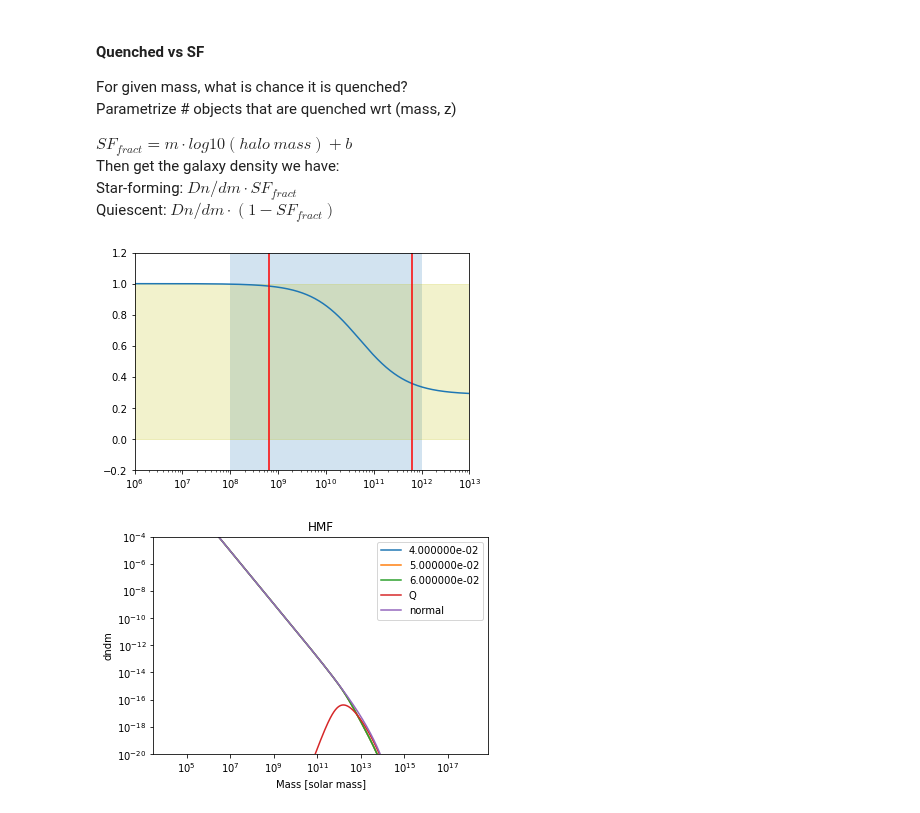
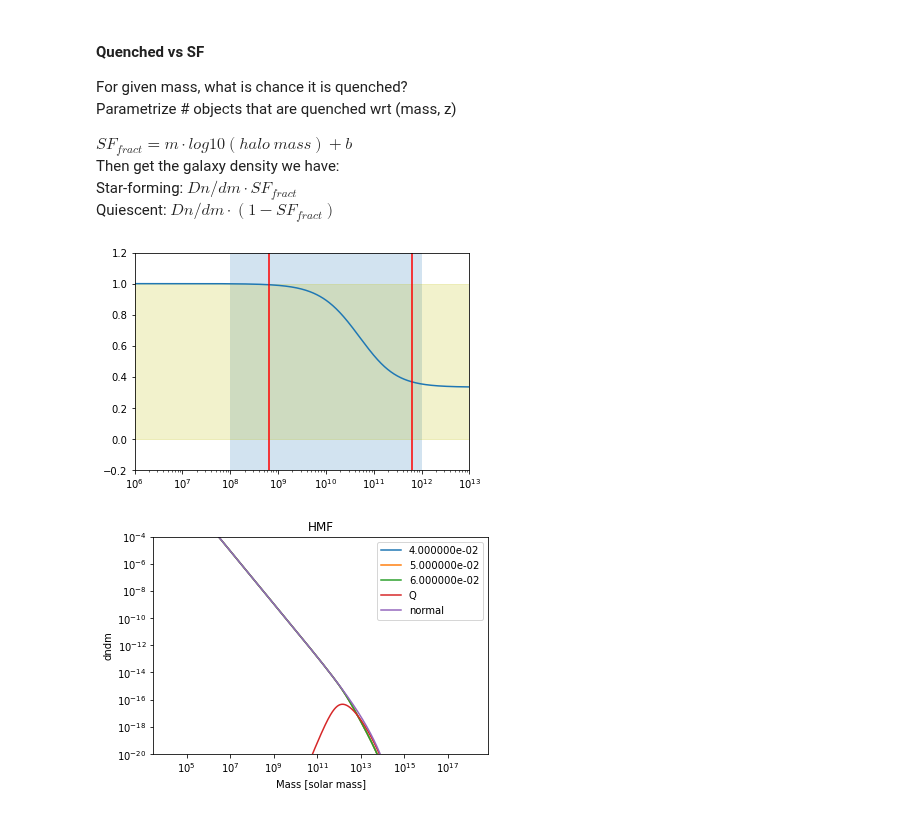
Before and after one commit to eklem1/GalaxySim, a Jupyter notebook: SMF_SFvsQ.ipynb, the cells around one changed output. Drawn from its saved outputs; the diff is of its cells as text; code cells hidden in the pictures.

```diff
--- a/SMF_SFvsQ.ipynb
+++ b/SMF_SFvsQ.ipynb
@@ -86,69 +86,52 @@ Then get the galaxy density we have:
 # %%
 #it's a fraction so [0, 1] - how to make sure this happens? cause mass is going to be a big value
 #also which way should it go? --> higher HM =  lower sf fraction
 
 sf_frac = lambda c, b, mass: c*mass + b
 
-def fract(c, b):
+def tanh_m(m, a, b, c, d):
+#     return (np.tanh(a*(np.log10(m) + b)) + 1)/2
+    return (np.tanh(a*(np.log10(m) + b)) + d)/c
 
-#     f = -c*np.log10(pop_halo.halos.tab_M) + b
-    #should it be logged?
+x1 = [0.875, -1]
+x2 = [2.75, -2.5]
+m = (x1[1] - x2[1])/(x1[0] - x2[0])
 
-    f = fract_points(11, 16)
+def fract(z, c, b):
+    a = m*(z-x1[0]) + x1[1]
+
+    f = tanh_m(pop.SMHM(z, 0), a, -10.5, 3.0, 2.0)
 
     return f
+'''
+a - slope, must be -ve (more negative, steep = faster change)
+    --> funct of z, more negative with higher z
+b - peak, switch which one is bigger
+c - vertical width (bigger = narrower)
+d - shift vertically (up = bigger)
+'''
 
-alpha = 0.9
-# alpha**(
-
-z = 1
-
-def fract_points(minM, maxM):
-    perMin = 0.95
-    perMax = 0.25
-
-    m = (perMax - perMin) / (maxM - minM)
-    f =  m*(np.log10(pop_halo.halos.tab_M) - maxM) + perMax
-
-#     return f
-#     return -alpha**f + 1
-#     return f**alpha
-#     return tanh3_m(pop.SMHM(z, 0), -0.3, -10.7, -.3)
-
-    return tanh_m(pop.SMHM(z, 0), -2.8, -10.7, 2.8, 1.8)
-# tanh2_m
-# -0.68049461, -9.68705742
-
-#a funct of z, more negative with higher z
-
-#HM
-# pl.semilogx(pop_halo.halos.tab_M, fract(0.05, 1))
-# pl.semilogx(pop_halo.halos.tab_M, fract_points(11, 16))
-# pl.axvspan(10**11, 10**16, alpha=0.2)
-# pl.axhspan(0, 1, alpha=0.2, color="y")
-
-# pl.show()
 
 #SM
 z = 0
 minM = 11
 maxM = 14.5
 
 pl.axvspan(10**8, 10**12, alpha=0.2)
-pl.semilogx(pop.SMHM(z, 0), fract_points(minM, maxM))
+pl.semilogx(pop.SMHM(z, 0), fract(1, minM, maxM))
 
 pl.axhspan(0, 1, alpha=0.2, color="y")
 
 pl.axvline(pop.SMHM(z, minM), ymin=0, ymax=1, color="r")
 pl.axvline(pop.SMHM(z, maxM), ymin=0, ymax=1, color="r")
 
 pl.xlim(1e6, 1e13)
 pl.ylim(-0.2, 1.2)
 
 
 pl.show()
 # %% [output]
-[figure, old version]
+[figure, new version]
 # %%
 z = 2
 
```
Also changed, not shown: parts of 15 cells of this notebook.
